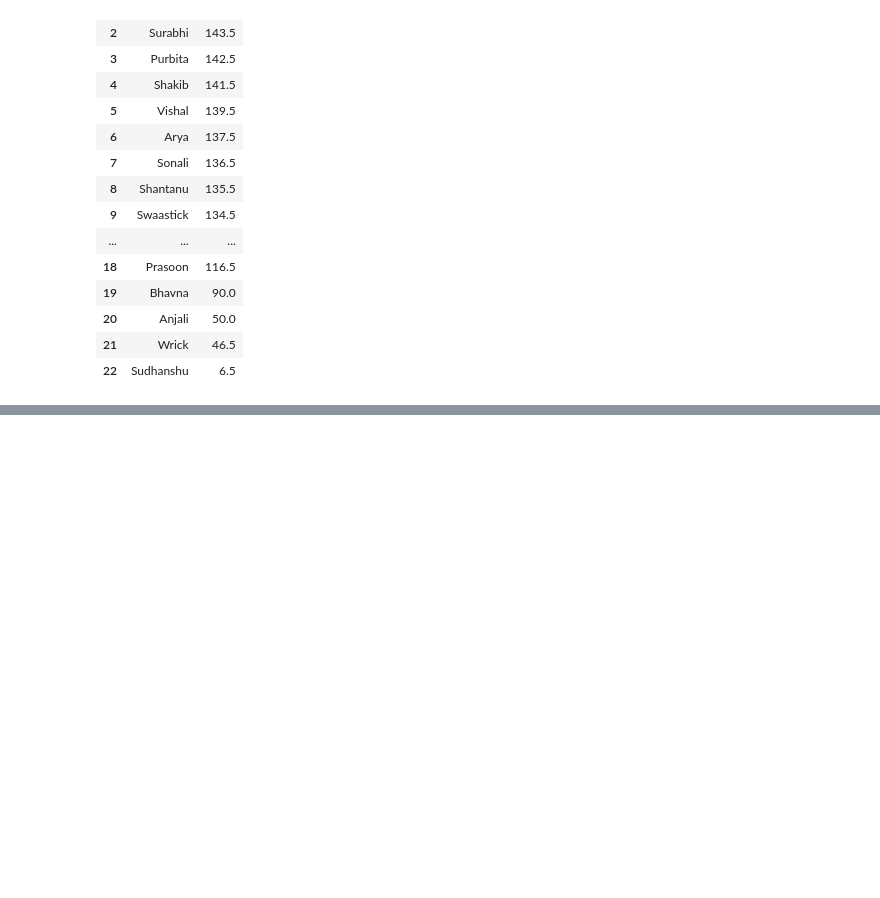
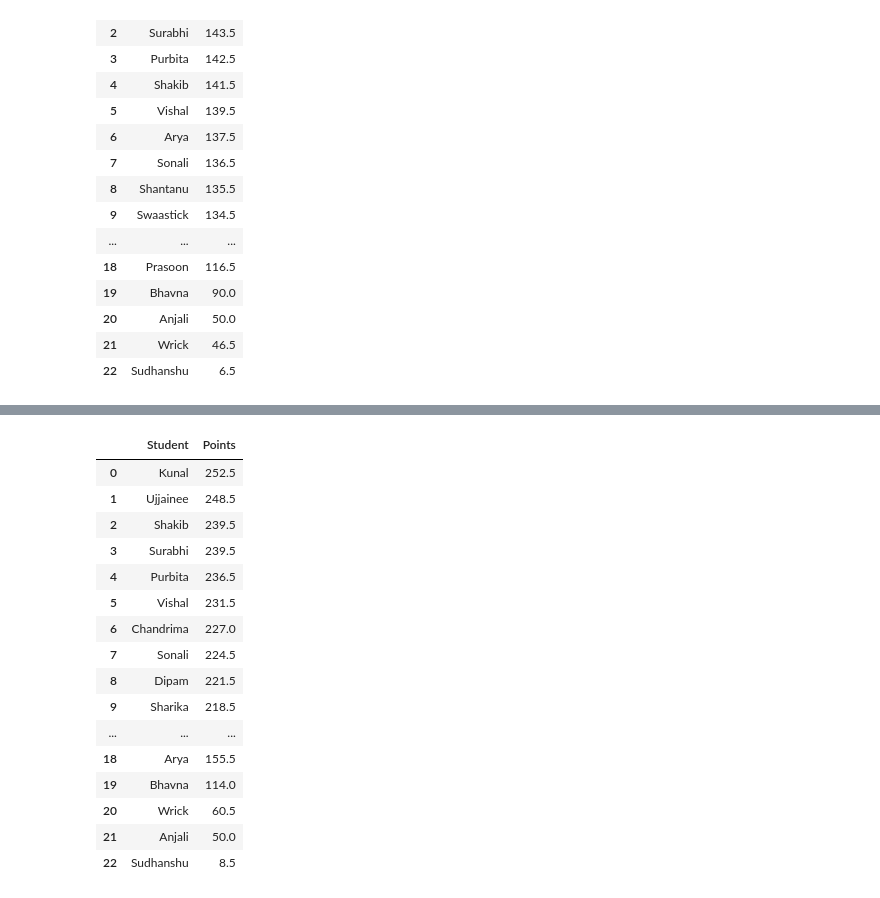
Before and after one commit to kunal-gohrani/Student-Report-Automation, a Jupyter notebook: Student-Data-Analysis-Part-Copy1.ipynb, the cells around one changed output, grey strips where cells are left out. Drawn from its saved outputs; the diff is of its cells as text; code cells hidden in the pictures; blank space fills up the shorter version.

```diff
--- a/Student-Data-Analysis-Part-Copy1.ipynb
+++ b/Student-Data-Analysis-Part-Copy1.ipynb
@@ -695,0 +721,20 @@ knowledge_marks
+# %%
+total_marks
+# %% [output]
+|  | Student | Points |
+| 0 | Kunal | 252.5 |
+| 1 | Ujjainee | 248.5 |
+| 2 | Shakib | 239.5 |
+| 3 | Surabhi | 239.5 |
+| 4 | Purbita | 236.5 |
+| 5 | Vishal | 231.5 |
+| 6 | Chandrima | 227.0 |
+| 7 | Sonali | 224.5 |
+| 8 | Dipam | 221.5 |
+| 9 | Sharika | 218.5 |
+| ... | ... | ... |
+| 18 | Arya | 155.5 |
+| 19 | Bhavna | 114.0 |
+| 20 | Wrick | 60.5 |
+| 21 | Anjali | 50.0 |
+| 22 | Sudhanshu | 8.5 |
```
Also changed, not shown: parts of 24 cells of this notebook, 2 other files.
